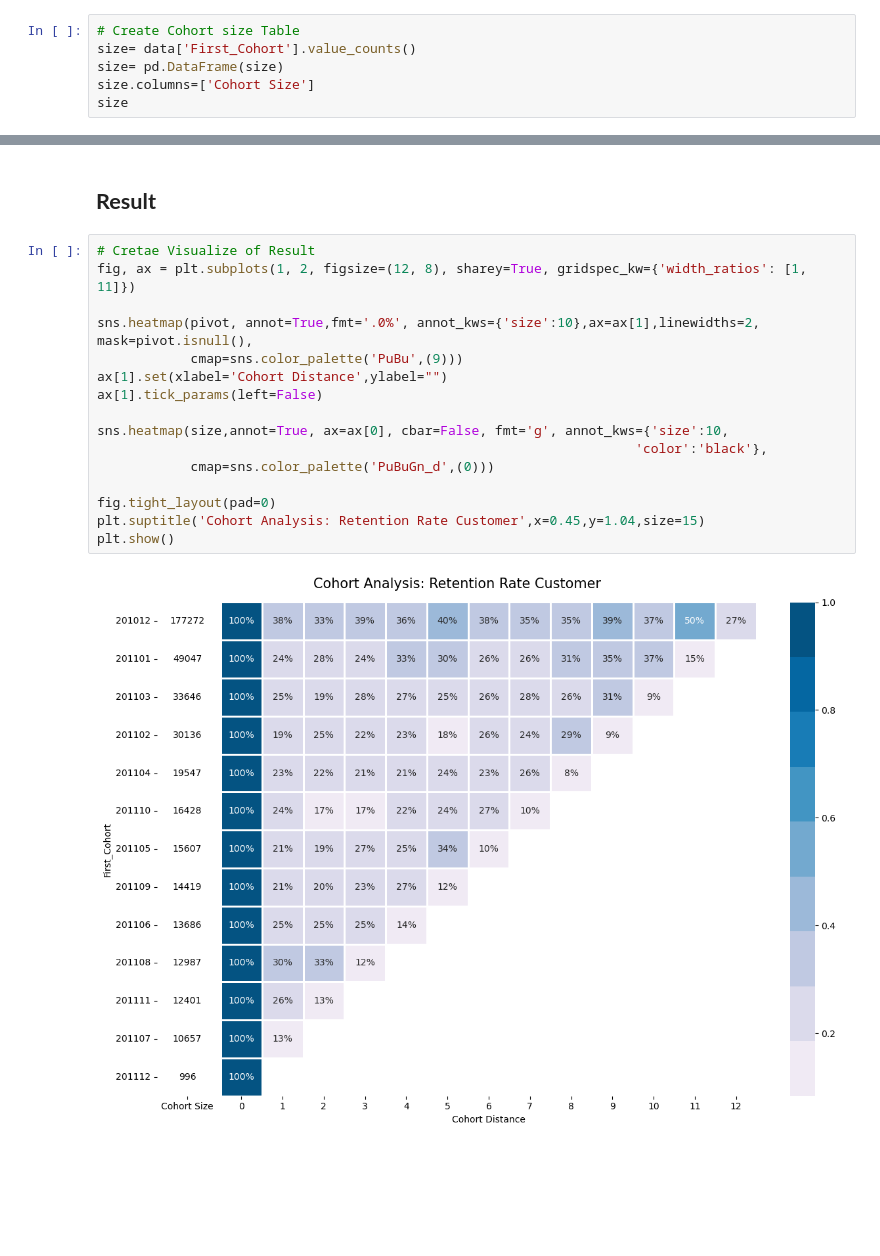
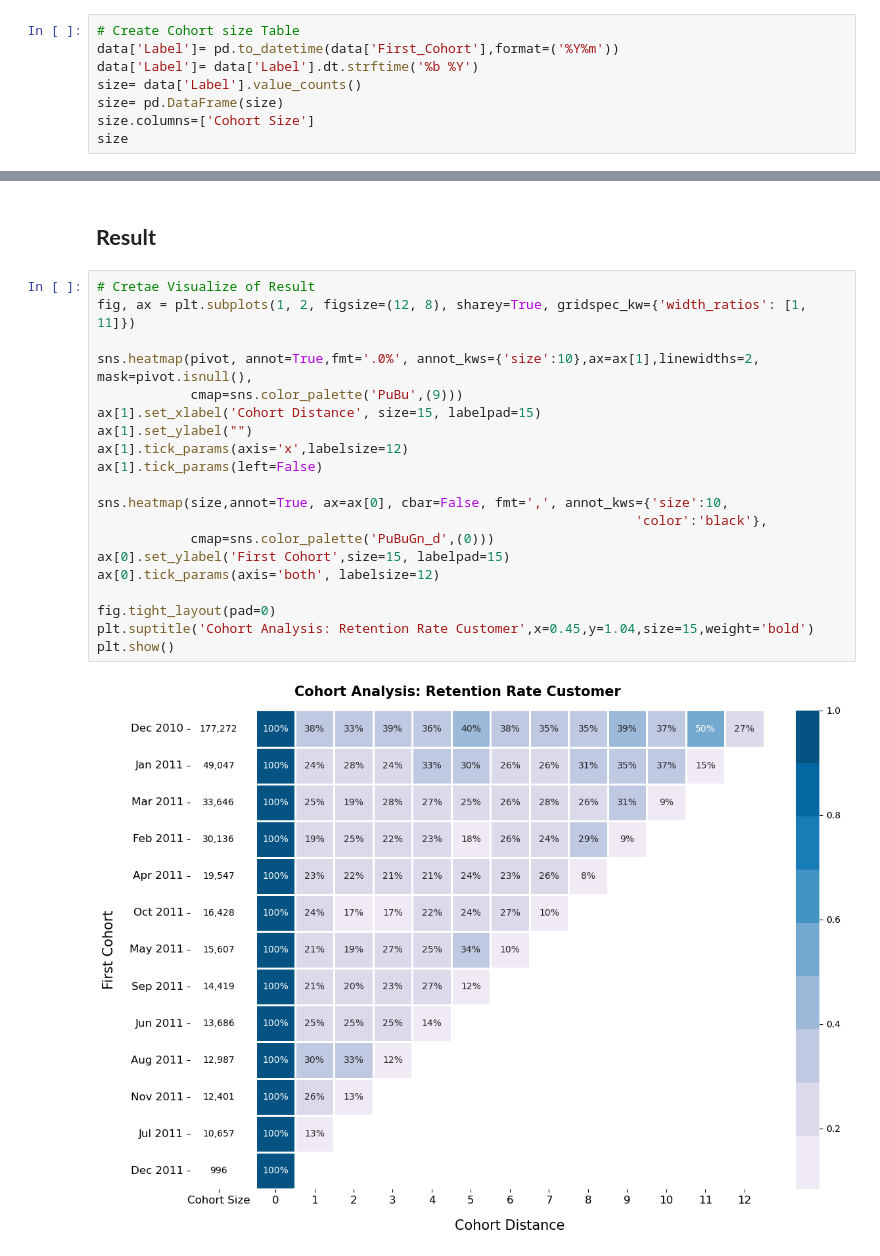
Before and after one commit to enthokz/Cohort-Analysis, a Jupyter notebook: E-Comerce Customer/EComerce_Cohort.ipynb, the cells around one changed output, grey strips where cells are left out. Saved outputs shown, nothing was run; the diff lists cells and outputs as text; blank space fills up the shorter version.

Commit message:
Update Label

```diff
--- a/E-Comerce Customer/EComerce_Cohort.ipynb
+++ b/E-Comerce Customer/EComerce_Cohort.ipynb
@@ -215,7 +213,9 @@ pivot
 | 201112 | 1.0 | NaN | NaN | NaN | NaN | NaN | NaN | NaN | NaN | NaN | ... |
 # %%
 # Create Cohort size Table
-size= data['First_Cohort'].value_counts()
+data['Label']= pd.to_datetime(data['First_Cohort'],format=('%Y%m'))
+data['Label']= data['Label'].dt.strftime('%b %Y')
+size= data['Label'].value_counts()
 size= pd.DataFrame(size)
 size.columns=['Cohort Size']
 size
@@ -240,18 +240,22 @@ size
 # %%
 # Cretae Visualize of Result
 fig, ax = plt.subplots(1, 2, figsize=(12, 8), sharey=True, gridspec_kw={'width_ratios': [1, 11]})
 
 sns.heatmap(pivot, annot=True,fmt='.0%', annot_kws={'size':10},ax=ax[1],linewidths=2, mask=pivot.isnull(),
             cmap=sns.color_palette('PuBu',(9)))
-ax[1].set(xlabel='Cohort Distance',ylabel="")
+ax[1].set_xlabel('Cohort Distance', size=15, labelpad=15)
+ax[1].set_ylabel("")
+ax[1].tick_params(axis='x',labelsize=12)
 ax[1].tick_params(left=False)
 
-sns.heatmap(size,annot=True, ax=ax[0], cbar=False, fmt='g', annot_kws={'size':10,
+sns.heatmap(size,annot=True, ax=ax[0], cbar=False, fmt=',', annot_kws={'size':10,
                                                                      'color':'black'},
             cmap=sns.color_palette('PuBuGn_d',(0)))
+ax[0].set_ylabel('First Cohort',size=15, labelpad=15)
+ax[0].tick_params(axis='both', labelsize=12)
 
 fig.tight_layout(pad=0)
-plt.suptitle('Cohort Analysis: Retention Rate Customer',x=0.45,y=1.04,size=15)
+plt.suptitle('Cohort Analysis: Retention Rate Customer',x=0.45,y=1.04,size=15,weight='bold')
 plt.show()
 # %% [output]
-[figure, old version]
+[figure, new version]
```
Also changed, not shown: parts of 2 cells of this notebook.
